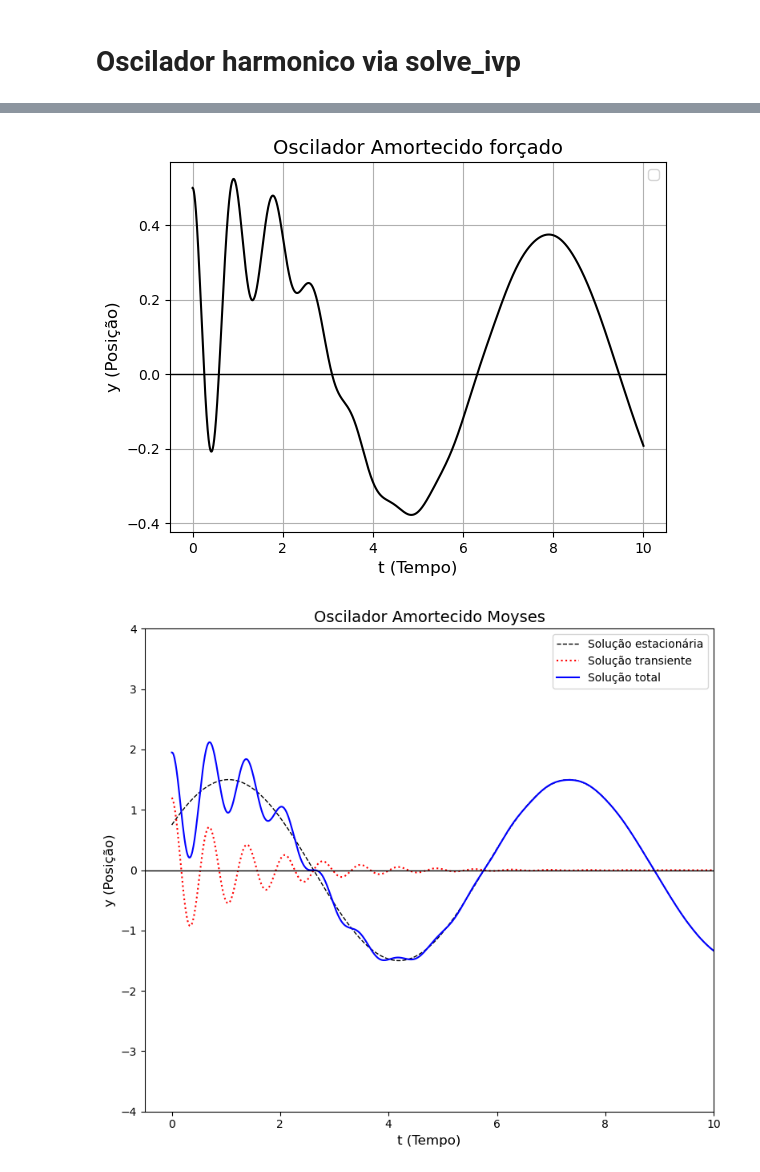
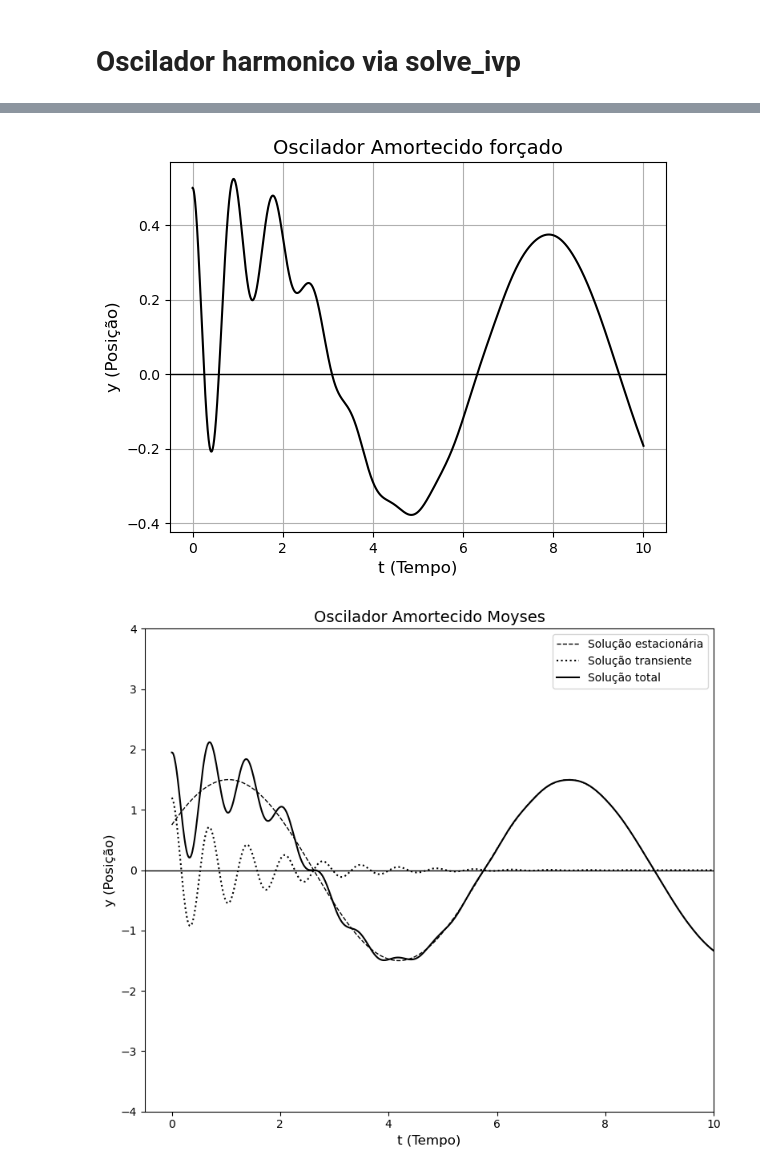
Before and after one commit to JVeloso14/Fisica-computacional-atividades, a Jupyter notebook: atividade 5/Oscilador harmonico/oscilador_harmonico_intermediario.ipynb, the cells around one changed output, grey strips where cells are left out. Drawn from its saved outputs; the diff is of its cells as text; code cells hidden in the pictures.

```diff
--- a/atividade 5/Oscilador harmonico/oscilador_harmonico_intermediario.ipynb
+++ b/atividade 5/Oscilador harmonico/oscilador_harmonico_intermediario.ipynb
@@ -50,9 +50,9 @@ class OsciladorAmortecido():
         total = transiente + estacionaria
 
         plt.figure(figsize=(8, 7))
-        plt.plot(t, estacionaria, 'k--', linewidth=1, color = 'Black', label= 'Solução estacionária')
-        plt.plot(t, transiente, 'k:', linewidth=1.5 , color = 'Red', label = 'Solução transiente')
-        plt.plot(t, total, 'k-', linewidth=1.5, color = 'Blue', label = 'Solução total')
+        plt.plot(t, estacionaria, 'k--', linewidth=1, label= 'Solução estacionária')
+        plt.plot(t, transiente, 'k:', linewidth=1.5 , label = 'Solução transiente')
+        plt.plot(t, total, 'k-', linewidth=1.5, label = 'Solução total')
         plt.axhline(y=0, color='k', linewidth=1)
         plt.xlim(-0.5, 10)
         plt.ylim(-4.0, 4.0)
@@ -85,32 +85,31 @@ plt.show()
 plt.plot(t, v1, color= 'Blue', label = 'Amortecimento subcrítico')
 plt.plot(t,v2, color = 'green', label = 'Amortercimento supercrítico')
 plt.plot(t,v3, color = 'red', label = 'Amortercimento crítico')
 plt.title('Oscilador Amortecido', fontsize=14)
 plt.xlabel('t (Tempo)', fontsize=12)
 plt.ylabel('v (velocidade)', fontsize=12)
 plt.legend()
 plt.grid(True)
 plt.show()
 
 
 
 
 solucao3 = OsciladorAmortecido(1.7)
 t, y4, v4= solucao3.solver2()
 
 plt.plot(t,y4, color= 'black')
 plt.title('Oscilador Amortecido forçado', fontsize=14)
 plt.xlabel('t (Tempo)', fontsize=12)
 plt.ylabel('y (Posição)', fontsize=12)
-plt.legend()
 plt.grid(True)
 plt.axhline(y=0, color='k', linewidth=1)
 plt.show()
 
 oscilador = OsciladorAmortecido(0.8)
 oscilador.Moyses_figura()
 # %% [output]
 [figure]
 [figure]
 [figure]
-[figure, old version]
+[figure, new version]
```
